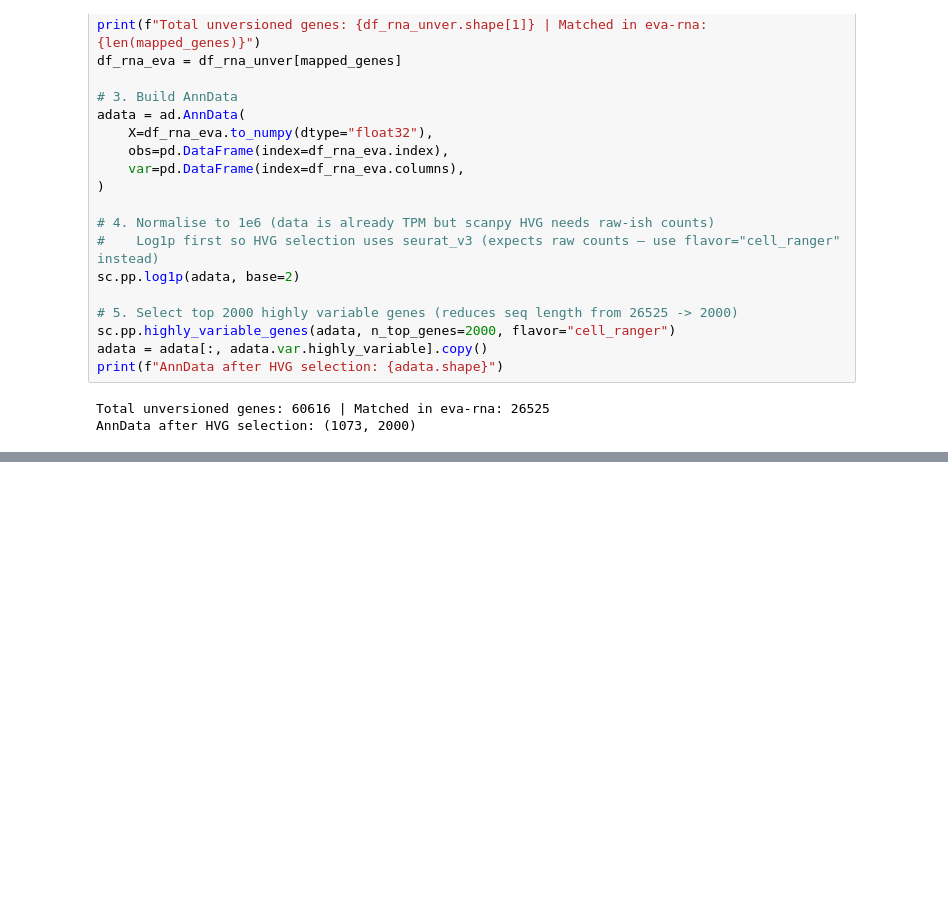
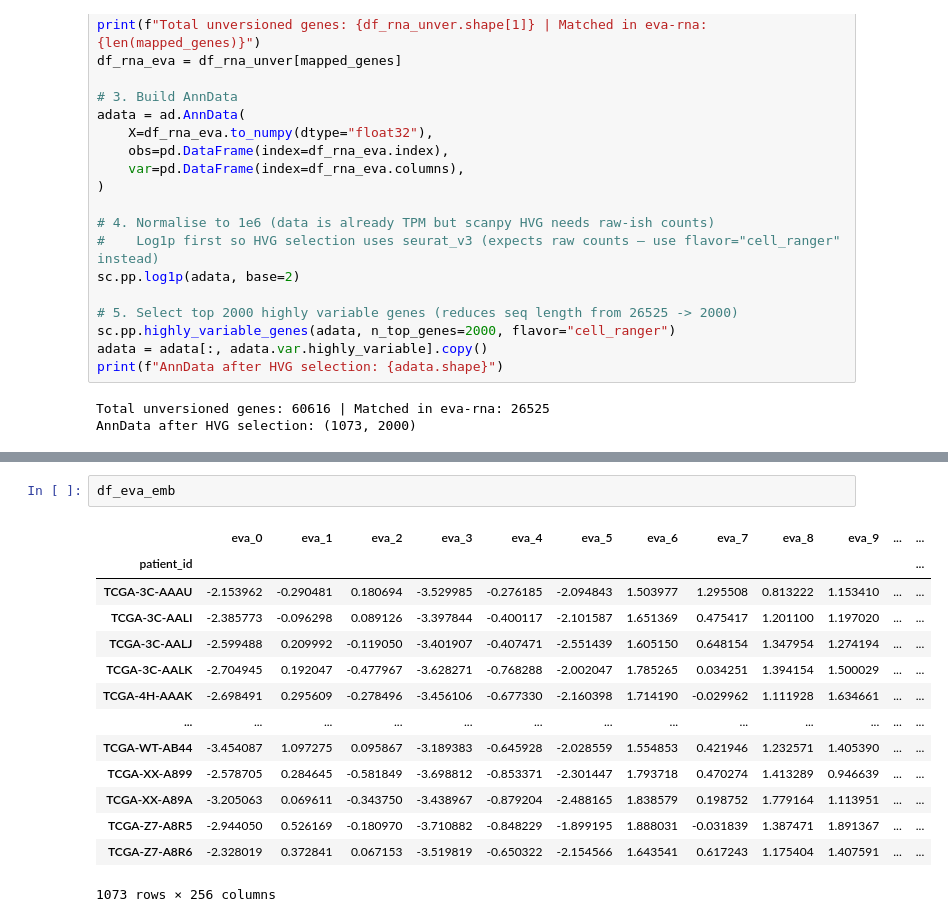
Before and after one commit to iamahnaf/Test, a Jupyter notebook: RNA.ipynb, the cells around one changed output, grey strips where cells are left out. Drawn from its saved outputs; the diff is of its cells as text; blank space fills up the shorter version.

```diff
--- a/RNA.ipynb
+++ b/RNA.ipynb
@@ -144,0 +155,17 @@ df_eva_emb.head()
+# %%
+df_eva_emb
+# %% [output]
+|  | eva_0 | eva_1 | eva_2 | eva_3 | eva_4 | eva_5 | eva_6 | eva_7 | eva_8 | eva_9 | ... | ... |
+| patient_id |  |  |  |  |  |  |  |  |  |  |  | ... |
+| TCGA-3C-AAAU | -2.153962 | -0.290481 | 0.180694 | -3.529985 | -0.276185 | -2.094843 | 1.503977 | 1.295508 | 0.813222 | 1.153410 | ... | ... |
+| TCGA-3C-AALI | -2.385773 | -0.096298 | 0.089126 | -3.397844 | -0.400117 | -2.101587 | 1.651369 | 0.475417 | 1.201100 | 1.197020 | ... | ... |
+| TCGA-3C-AALJ | -2.599488 | 0.209992 | -0.119050 | -3.401907 | -0.407471 | -2.551439 | 1.605150 | 0.648154 | 1.347954 | 1.274194 | ... | ... |
+| TCGA-3C-AALK | -2.704945 | 0.192047 | -0.477967 | -3.628271 | -0.768288 | -2.002047 | 1.785265 | 0.034251 | 1.394154 | 1.500029 | ... | ... |
+| TCGA-4H-AAAK | -2.698491 | 0.295609 | -0.278496 | -3.456106 | -0.677330 | -2.160398 | 1.714190 | -0.029962 | 1.111928 | 1.634661 | ... | ... |
+| ... | ... | ... | ... | ... | ... | ... | ... | ... | ... | ... | ... | ... |
+| TCGA-WT-AB44 | -3.454087 | 1.097275 | 0.095867 | -3.189383 | -0.645928 | -2.028559 | 1.554853 | 0.421946 | 1.232571 | 1.405390 | ... | ... |
+| TCGA-XX-A899 | -2.578705 | 0.284645 | -0.581849 | -3.698812 | -0.853371 | -2.301447 | 1.793718 | 0.470274 | 1.413289 | 0.946639 | ... | ... |
+| TCGA-XX-A89A | -3.205063 | 0.069611 | -0.343750 | -3.438967 | -0.879204 | -2.488165 | 1.838579 | 0.198752 | 1.779164 | 1.113951 | ... | ... |
+| TCGA-Z7-A8R5 | -2.944050 | 0.526169 | -0.180970 | -3.710882 | -0.848229 | -1.899195 | 1.888031 | -0.031839 | 1.387471 | 1.891367 | ... | ... |
+| TCGA-Z7-A8R6 | -2.328019 | 0.372841 | 0.067153 | -3.519819 | -0.650322 | -2.154566 | 1.643541 | 0.617243 | 1.175404 | 1.407591 | ... | ... |
+1073 rows × 256 columns
```
Also changed, not shown: parts of 1 cell of this notebook.
